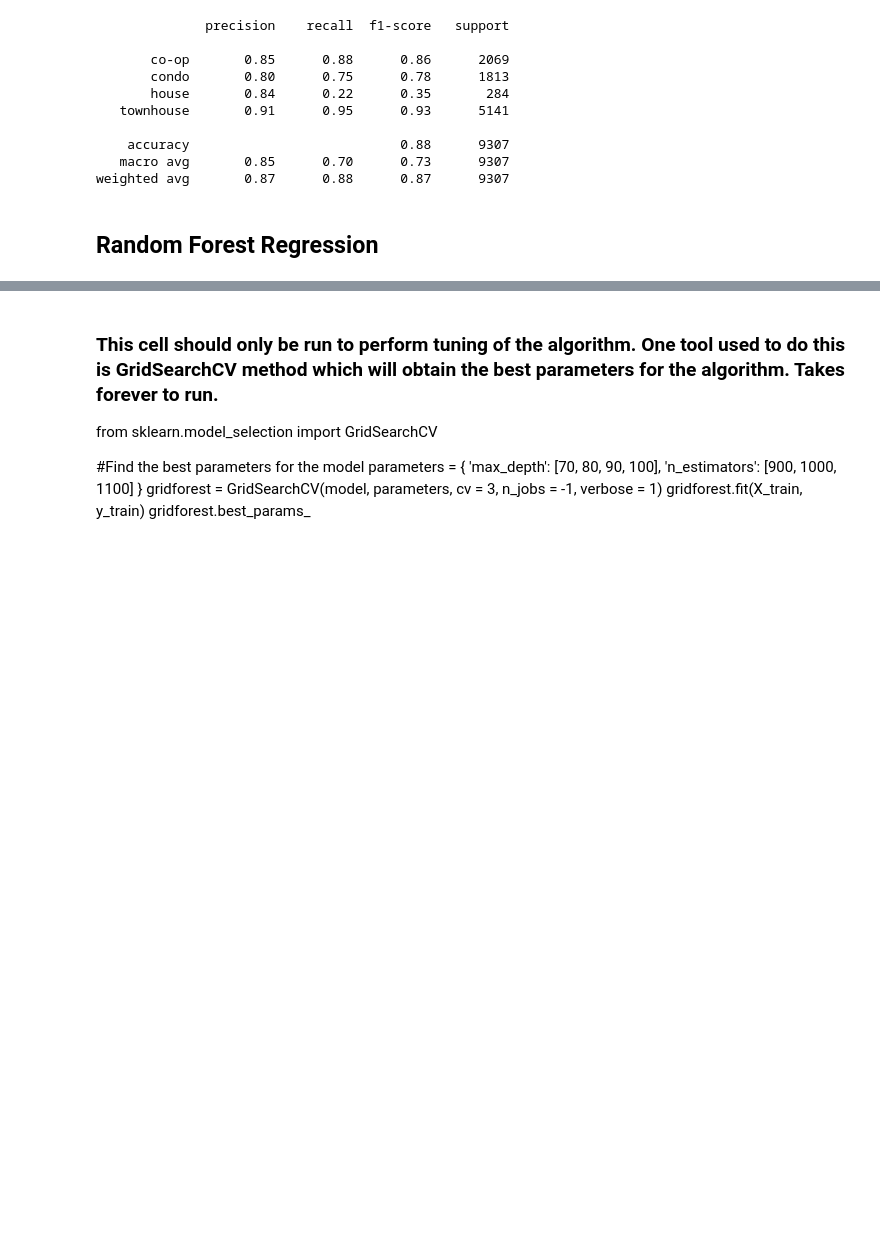
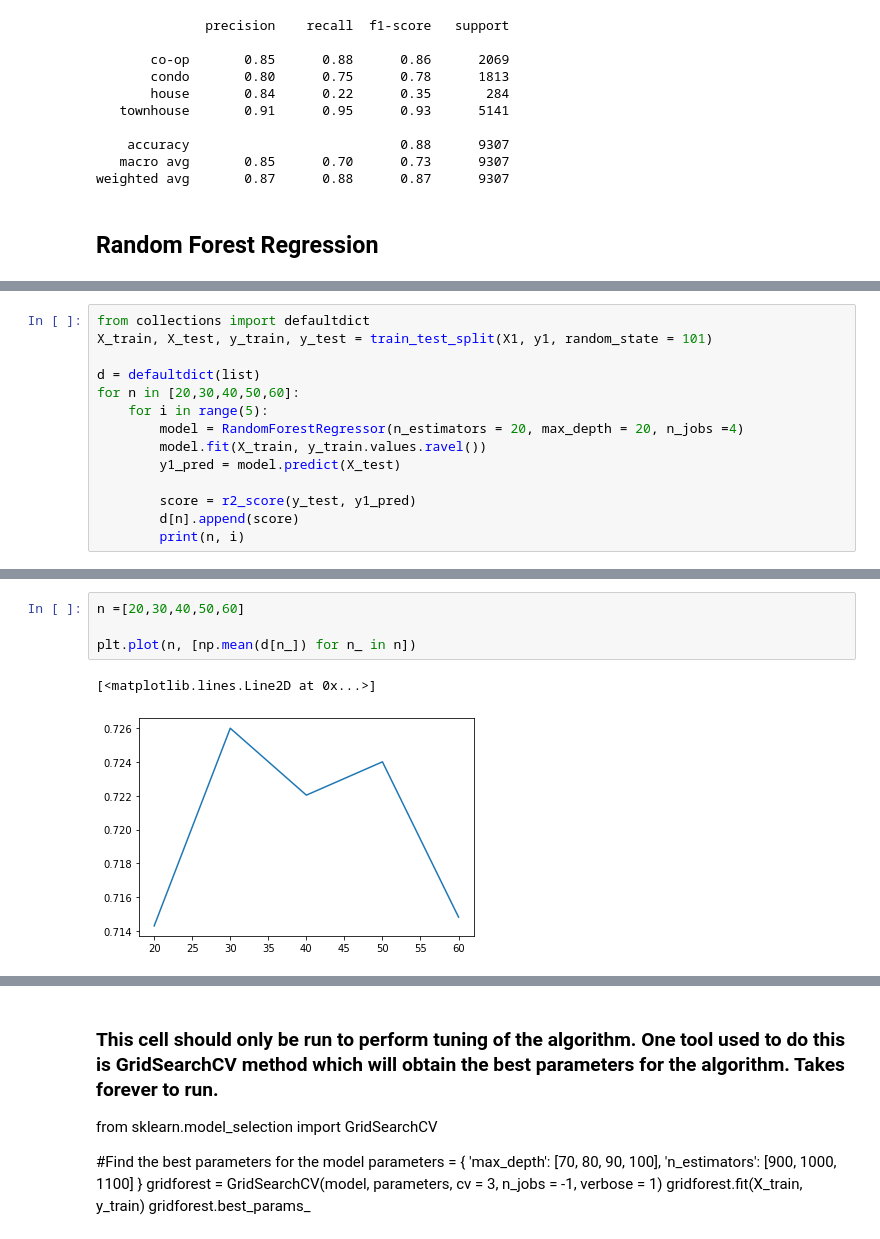
Before and after one commit to shadeetabasi/NYC-Challenge-Final, a Jupyter notebook: Resources/machine-learning/decision_trees-final.ipynb, the cells around one changed output, grey strips where cells are left out. Drawn from its saved outputs; the diff is of its cells as text; blank space fills up the shorter version.

```diff
--- a/Resources/machine-learning/decision_trees-final.ipynb
+++ b/Resources/machine-learning/decision_trees-final.ipynb
@@ -272,0 +314,14 @@ plt.show()
+# %%
+from collections import defaultdict
+X_train, X_test, y_train, y_test = train_test_split(X1, y1, random_state = 101)
+
+d = defaultdict(list)
+for n in [20,30,40,50,60]:
+    for i in range(5):
+        model = RandomForestRegressor(n_estimators = 20, max_depth = 20, n_jobs =4)
+        model.fit(X_train, y_train.values.ravel())
+        y1_pred = model.predict(X_test)
+
+        score = r2_score(y_test, y1_pred)
+        d[n].append(score)
+        print(n, i)
@@ -273,3 +346,10 @@ plt.show()
+# %%
+n =[20,30,40,50,60]
+
+plt.plot(n, [np.mean(d[n_]) for n_ in n])
+# %% [output]
+[<matplotlib.lines.Line2D at 0x...>]
+[figure, added]
 # %%
 from sklearn.metrics import mean_squared_log_error, mean_absolute_error, mean_squared_error
 # # Mean absolute error (MAE)
```
Also changed, not shown: parts of 16 cells of this notebook, 4 other files.
